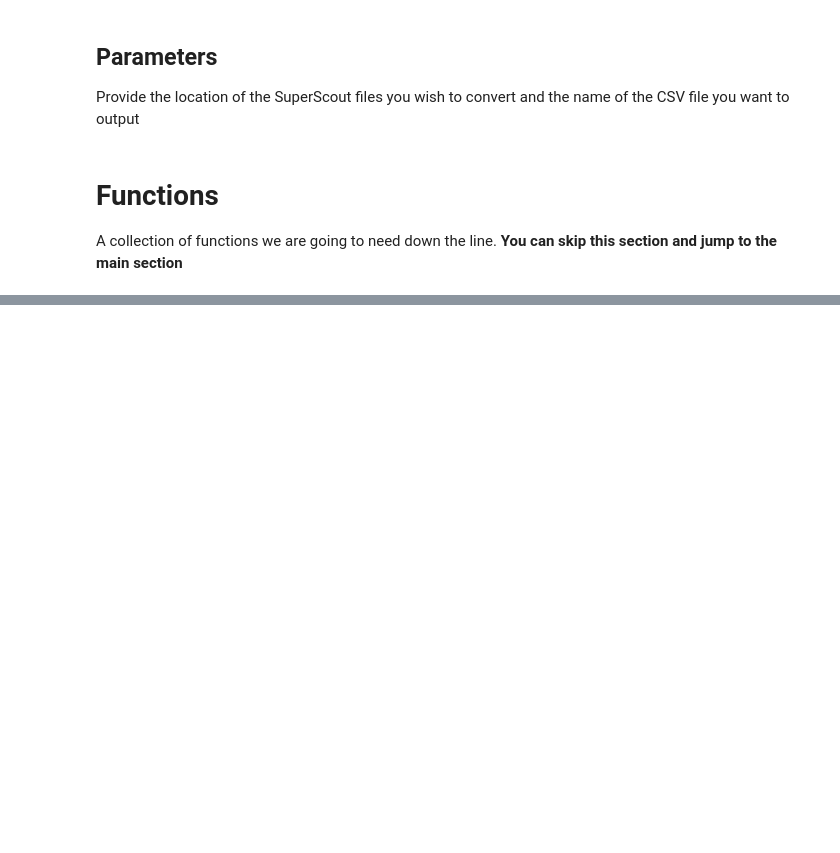
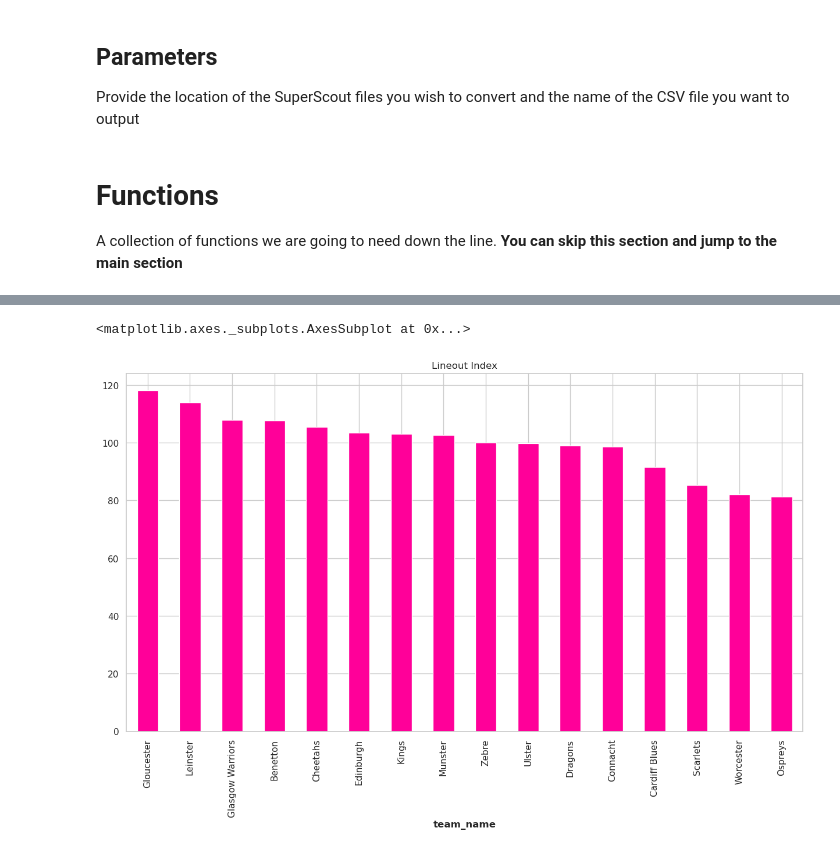
Before and after one commit to jlondal/pro14_analysis, a Jupyter notebook: Convert to XML to CSV.ipynb, the cells around one changed output, grey strips where cells are left out. Saved outputs shown, nothing was run; the diff lists cells and outputs as text; code cells hidden in the pictures; blank space fills up the shorter version.

```diff
--- a/Convert to XML to CSV.ipynb
+++ b/Convert to XML to CSV.ipynb
@@ -301,0 +304,3 @@ engine = create_engine('mssql+pymssql://<username>:<password>@<host>:<port>/<dbn
+# %%
+df['abs_points'] = df['points'].abs()
+df2 = df.groupby(['team_name','start_event']).sum().reset_index()
@@ -301,0 +326,18 @@ engine = create_engine('mssql+pymssql://<username>:<password>@<host>:<port>/<dbn
+# %%
+df2 = df.query("x_coord >= 80")\
+        .query('start_event == "Lineout"')\
+df2['passes'] = df2['pass']
+# %%
+res = ols(formula="""
+points ~
++throw_front
++maul
++scrum_half_pass
++carry:(one_out_drive+pick_and_go+passes)
++cross_pitch
++advantage
++one_out_drive
++pick_and_go
+
+""", data=df2).fit()
+res.summary2()
@@ -301,0 +377,8 @@ engine = create_engine('mssql+pymssql://<username>:<password>@<host>:<port>/<dbn
+# %%
+df2['lineout_score'] = res.predict(df2)
+# %%
+(df2.groupby('team_name')['lineout_score'].mean()/np.mean(df2.groupby('team_name')['lineout_score'].mean())*100)\
+.sort_values(ascending=False).plot.bar(title='Lineout Index')
+# %% [output]
+<matplotlib.axes._subplots.AxesSubplot at 0x...>
+[figure, added]
```
Also changed, not shown: parts of 17 cells of this notebook.
